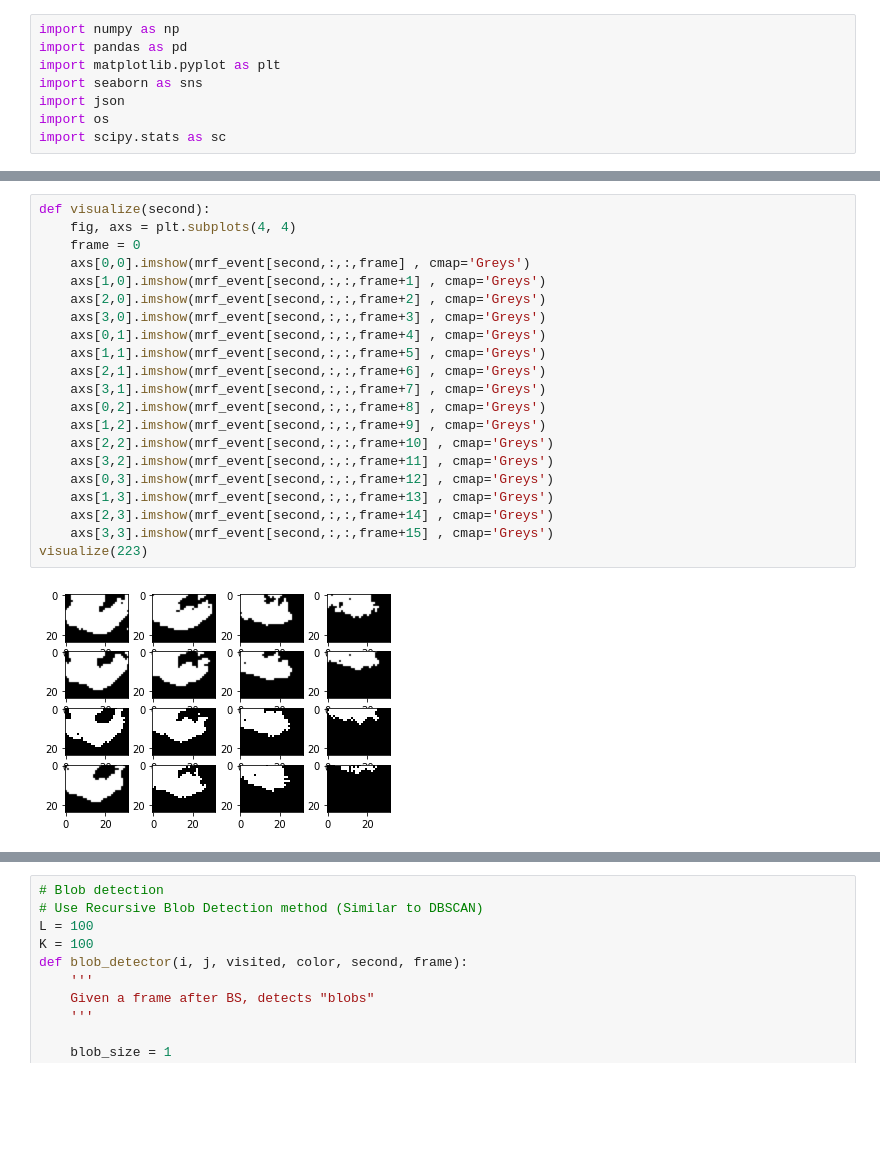
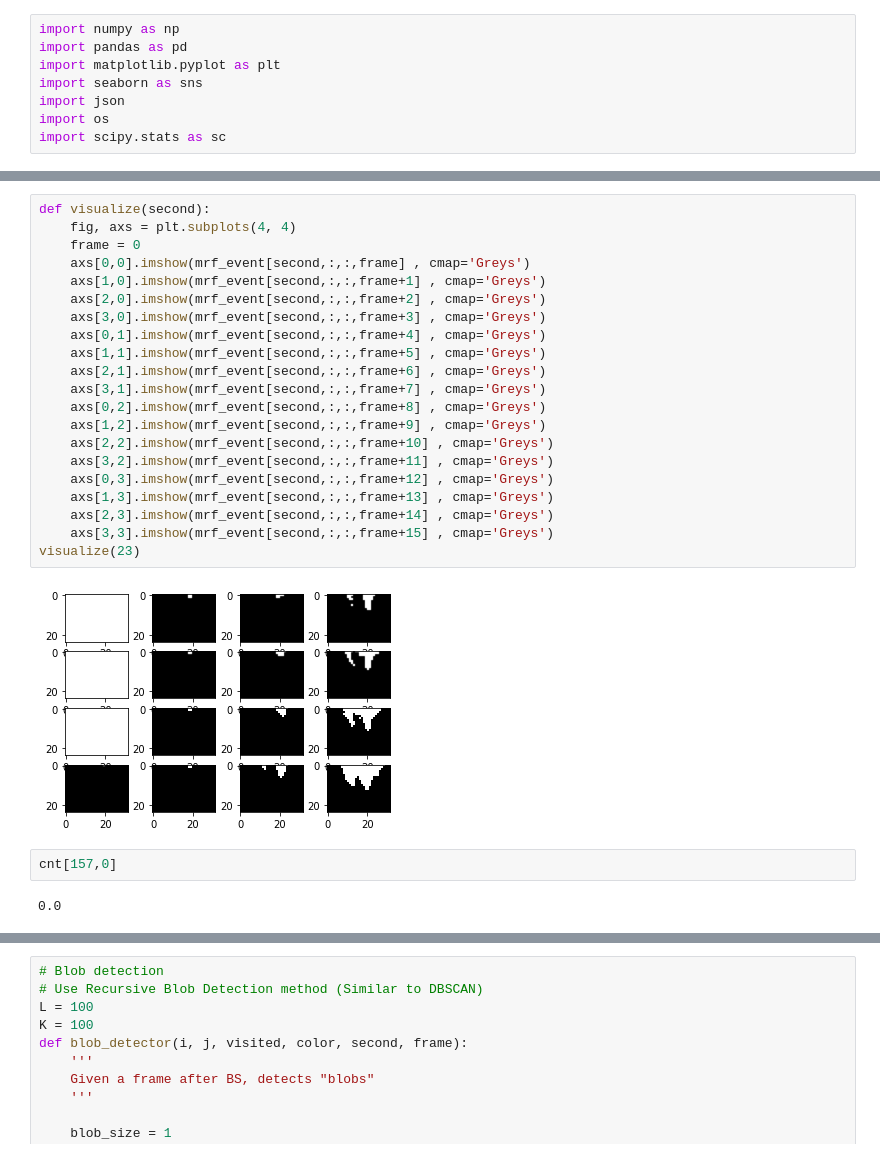
Before and after one commit to nickinack/Occupancy-Estimation, a Jupyter notebook: src/visualize.ipynb, the cells around one changed output, grey strips where cells are left out. Saved outputs shown, nothing was run; the diff lists cells and outputs as text; blank space fills up the shorter version.

```diff
--- a/src/visualize.ipynb
+++ b/src/visualize.ipynb
@@ -85,26 +85,30 @@ for l in range(0,235):
 # %%
 def visualize(second):
     fig, axs = plt.subplots(4, 4)
     frame = 0
     axs[0,0].imshow(mrf_event[second,:,:,frame] , cmap='Greys')
     axs[1,0].imshow(mrf_event[second,:,:,frame+1] , cmap='Greys')
     axs[2,0].imshow(mrf_event[second,:,:,frame+2] , cmap='Greys')
     axs[3,0].imshow(mrf_event[second,:,:,frame+3] , cmap='Greys')
     axs[0,1].imshow(mrf_event[second,:,:,frame+4] , cmap='Greys')
     axs[1,1].imshow(mrf_event[second,:,:,frame+5] , cmap='Greys')
     axs[2,1].imshow(mrf_event[second,:,:,frame+6] , cmap='Greys')
     axs[3,1].imshow(mrf_event[second,:,:,frame+7] , cmap='Greys')
     axs[0,2].imshow(mrf_event[second,:,:,frame+8] , cmap='Greys')
     axs[1,2].imshow(mrf_event[second,:,:,frame+9] , cmap='Greys')
     axs[2,2].imshow(mrf_event[second,:,:,frame+10] , cmap='Greys')
     axs[3,2].imshow(mrf_event[second,:,:,frame+11] , cmap='Greys')
     axs[0,3].imshow(mrf_event[second,:,:,frame+12] , cmap='Greys')
     axs[1,3].imshow(mrf_event[second,:,:,frame+13] , cmap='Greys')
     axs[2,3].imshow(mrf_event[second,:,:,frame+14] , cmap='Greys')
     axs[3,3].imshow(mrf_event[second,:,:,frame+15] , cmap='Greys')
-visualize(223)
+visualize(23)
 # %% [output]
-[figure, old version]
+[figure, new version]
+# %%
+cnt[157,0]
+# %% [output]
+0.0
 # %%
 # Eradicate uncessesary foreground pixels by using the Markov Random Field model
 
```
Also changed, not shown: parts of 22 cells of this notebook, 5 other files.
